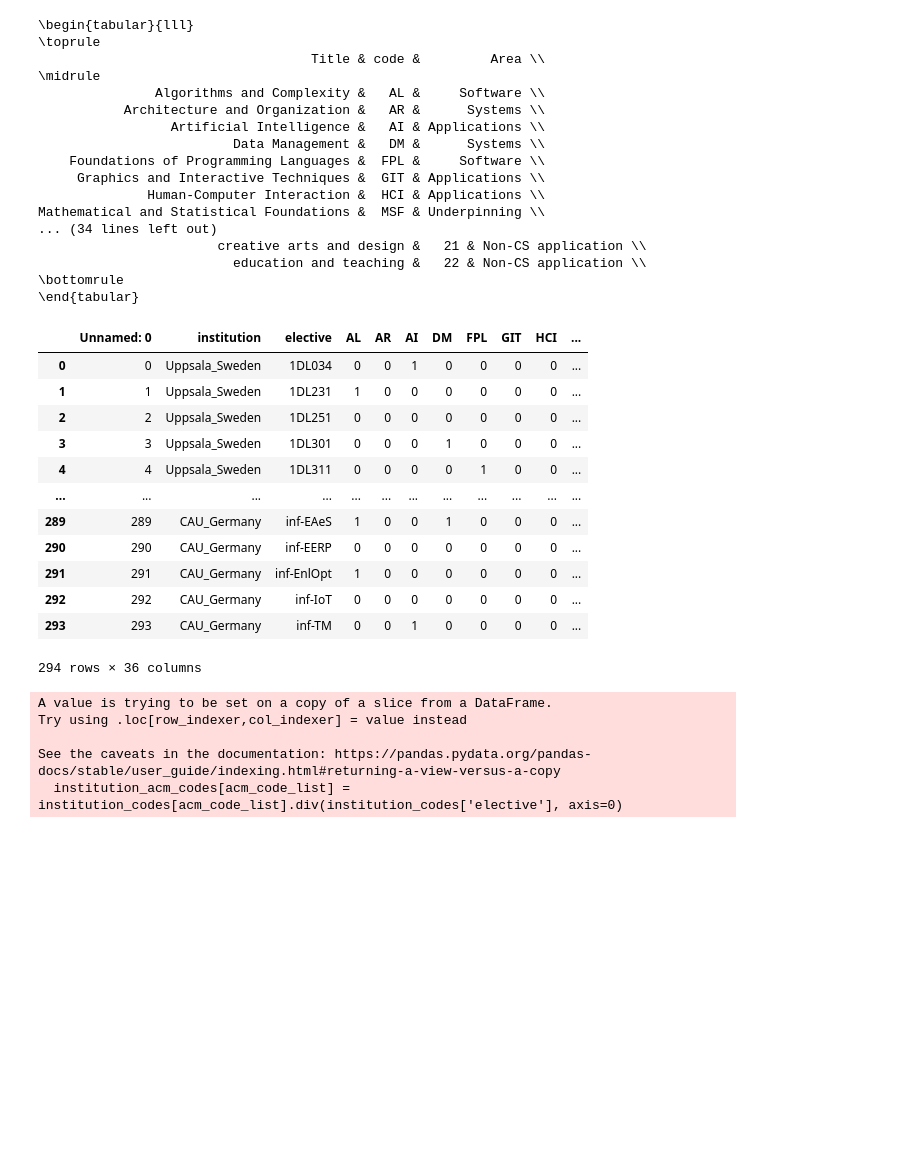
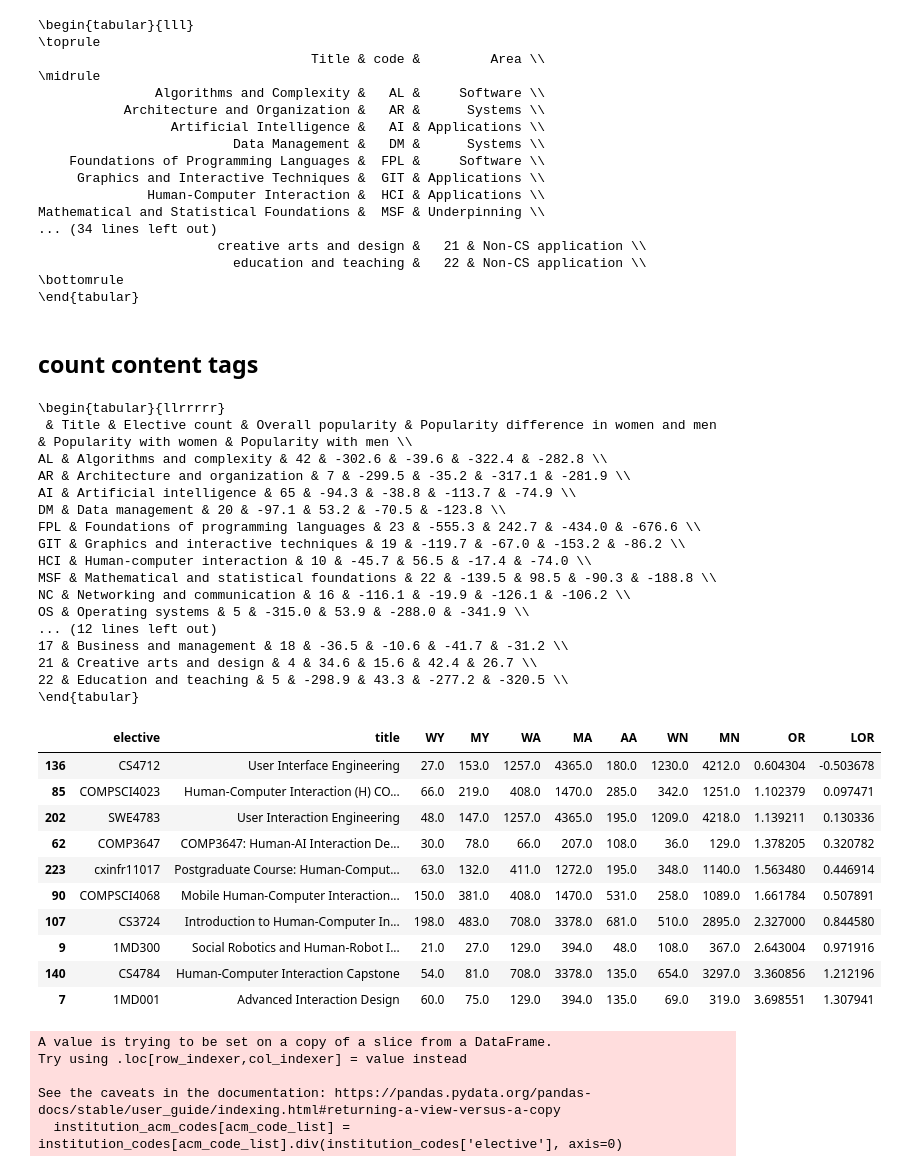
Before and after one commit to stevenaeola/iticse2023_wg6, a Jupyter notebook: tables_and_charts.ipynb, the cells around one changed output. Drawn from its saved outputs; the diff is of its cells as text; code cells hidden in the pictures; blank space fills up the shorter version.

```diff
--- a/tables_and_charts.ipynb
+++ b/tables_and_charts.ipynb
@@ -57,24 +137,59 @@ Mathematical and Statistical Foundations &  MSF & Underpinning \\
                          education and teaching &   22 & Non-CS application \\
 \bottomrule
 \end{tabular}
+# %% [markdown]
+## count content tags
 # %%
 dataset_codes = pd.read_csv(os.path.join("curriculum_content","coded","stage2_codes_columns.csv"))
 dataset_codes_binary = pd.read_csv(os.path.join("curriculum_content","coded","stage2_coded_binary.csv"))
-dataset_codes_binary
+codes_agg = dataset_codes_binary.drop(columns=['institution','elective']).sum()
+codeset_count = code_set.copy().rename({'code': 'Code'}, axis=1).set_index('Code')
+codeset_count['Elective count'] = codes_agg
+codeset_count['Elective count'] = codeset_count['Elective count'].fillna(0).astype("int32")
+codeset_count['Title'] = codeset_count['Title'].str.capitalize()
+codeset_count.drop(columns=['Area'], inplace=True)
+codeset_count = codeset_count[['Title', 'Elective count']]
+#print(codeset_count.reset_index().to_latex(index=False))
+topic_results = pd.read_csv('topic_results.csv').set_index('topic')
+codeset_count_topics = codeset_count.merge(topic_results, left_index=True, right_index=True)
+column_mapper = {"pop_topic_all_mean": "Overall popularity", "pop_topic_wm_diff_mean": "Popularity difference in women and men", "pop_women": "Popularity with women", "pop_men": "Popularity with men"}
+codeset_count_topics.rename(column_mapper, inplace=True, axis=1)
+codeset_count_topics =  codeset_count_topics[['Title'] + ['Elective count'] + list(column_mapper.values())]
+print(codeset_count_topics.style.format(decimal='.', thousands=',', precision=1).to_latex())
 # %% [output]
-|  | Unnamed: 0 | institution | elective | AL | AR | AI | DM | FPL | GIT | HCI | ... |
-| 0 | 0 | Uppsala_Sweden | 1DL034 | 0 | 0 | 1 | 0 | 0 | 0 | 0 | ... |
-| 1 | 1 | Uppsala_Sweden | 1DL231 | 1 | 0 | 0 | 0 | 0 | 0 | 0 | ... |
-| 2 | 2 | Uppsala_Sweden | 1DL251 | 0 | 0 | 0 | 0 | 0 | 0 | 0 | ... |
-| 3 | 3 | Uppsala_Sweden | 1DL301 | 0 | 0 | 0 | 1 | 0 | 0 | 0 | ... |
-| 4 | 4 | Uppsala_Sweden | 1DL311 | 0 | 0 | 0 | 0 | 1 | 0 | 0 | ... |
-| ... | ... | ... | ... | ... | ... | ... | ... | ... | ... | ... | ... |
-| 289 | 289 | CAU_Germany | inf-EAeS | 1 | 0 | 0 | 1 | 0 | 0 | 0 | ... |
-| 290 | 290 | CAU_Germany | inf-EERP | 0 | 0 | 0 | 0 | 0 | 0 | 0 | ... |
-| 291 | 291 | CAU_Germany | inf-EnlOpt | 1 | 0 | 0 | 0 | 0 | 0 | 0 | ... |
-| 292 | 292 | CAU_Germany | inf-IoT | 0 | 0 | 0 | 0 | 0 | 0 | 0 | ... |
-| 293 | 293 | CAU_Germany | inf-TM | 0 | 0 | 1 | 0 | 0 | 0 | 0 | ... |
-294 rows × 36 columns
+\begin{tabular}{llrrrrr}
+ & Title & Elective count & Overall popularity & Popularity difference in women and men & Popularity with women & Popularity with men \\
+AL & Algorithms and complexity & 42 & -302.6 & -39.6 & -322.4 & -282.8 \\
+AR & Architecture and organization & 7 & -299.5 & -35.2 & -317.1 & -281.9 \\
+AI & Artificial intelligence & 65 & -94.3 & -38.8 & -113.7 & -74.9 \\
+DM & Data management & 20 & -97.1 & 53.2 & -70.5 & -123.8 \\
+FPL & Foundations of programming languages & 23 & -555.3 & 242.7 & -434.0 & -676.6 \\
+GIT & Graphics and interactive techniques & 19 & -119.7 & -67.0 & -153.2 & -86.2 \\
+HCI & Human-computer interaction & 10 & -45.7 & 56.5 & -17.4 & -74.0 \\
+MSF & Mathematical and statistical foundations & 22 & -139.5 & 98.5 & -90.3 & -188.8 \\
+NC & Networking and communication & 16 & -116.1 & -19.9 & -126.1 & -106.2 \\
+OS & Operating systems & 5 & -315.0 & 53.9 & -288.0 & -341.9 \\
+... (12 lines left out)
+17 & Business and management & 18 & -36.5 & -10.6 & -41.7 & -31.2 \\
+21 & Creative arts and design & 4 & 34.6 & 15.6 & 42.4 & 26.7 \\
+22 & Education and teaching & 5 & -298.9 & 43.3 & -277.2 & -320.5 \\
+\end{tabular}
+# %%
+hci_electives = list(dataset_codes_binary[dataset_codes_binary['HCI']>0]['elective'])
+enrolment_hci_electives = stage_two_enrolment_collapsed[stage_two_enrolment_collapsed['elective'].isin(hci_electives)]
+enrolment_hci_electives.sort_values('LOR')
+# %% [output]
+|  | elective | title | WY | MY | WA | MA | AA | WN | MN | OR | LOR |
+| 136 | CS4712 | User Interface Engineering | 27.0 | 153.0 | 1257.0 | 4365.0 | 180.0 | 1230.0 | 4212.0 | 0.604304 | -0.503678 |
+| 85 | COMPSCI4023 | Human-Computer Interaction (H) CO... | 66.0 | 219.0 | 408.0 | 1470.0 | 285.0 | 342.0 | 1251.0 | 1.102379 | 0.097471 |
+| 202 | SWE4783 | User Interaction Engineering | 48.0 | 147.0 | 1257.0 | 4365.0 | 195.0 | 1209.0 | 4218.0 | 1.139211 | 0.130336 |
+| 62 | COMP3647 | COMP3647: Human-AI Interaction De... | 30.0 | 78.0 | 66.0 | 207.0 | 108.0 | 36.0 | 129.0 | 1.378205 | 0.320782 |
+| 223 | cxinfr11017 | Postgraduate Course: Human-Comput... | 63.0 | 132.0 | 411.0 | 1272.0 | 195.0 | 348.0 | 1140.0 | 1.563480 | 0.446914 |
+| 90 | COMPSCI4068 | Mobile Human-Computer Interaction... | 150.0 | 381.0 | 408.0 | 1470.0 | 531.0 | 258.0 | 1089.0 | 1.661784 | 0.507891 |
+| 107 | CS3724 | Introduction to Human-Computer In... | 198.0 | 483.0 | 708.0 | 3378.0 | 681.0 | 510.0 | 2895.0 | 2.327000 | 0.844580 |
+| 9 | 1MD300 | Social Robotics and Human-Robot I... | 21.0 | 27.0 | 129.0 | 394.0 | 48.0 | 108.0 | 367.0 | 2.643004 | 0.971916 |
+| 140 | CS4784 | Human-Computer Interaction Capstone | 54.0 | 81.0 | 708.0 | 3378.0 | 135.0 | 654.0 | 3297.0 | 3.360856 | 1.212196 |
+| 7 | 1MD001 | Advanced Interaction Design | 60.0 | 75.0 | 129.0 | 394.0 | 135.0 | 69.0 | 319.0 | 3.698551 | 1.307941 |
 # %%
 # heatmap of topics against institution
 institution_codes = dataset_codes_binary.groupby('institution').sum()
```
Also changed, not shown: parts of 9 cells of this notebook, 47 other files.
